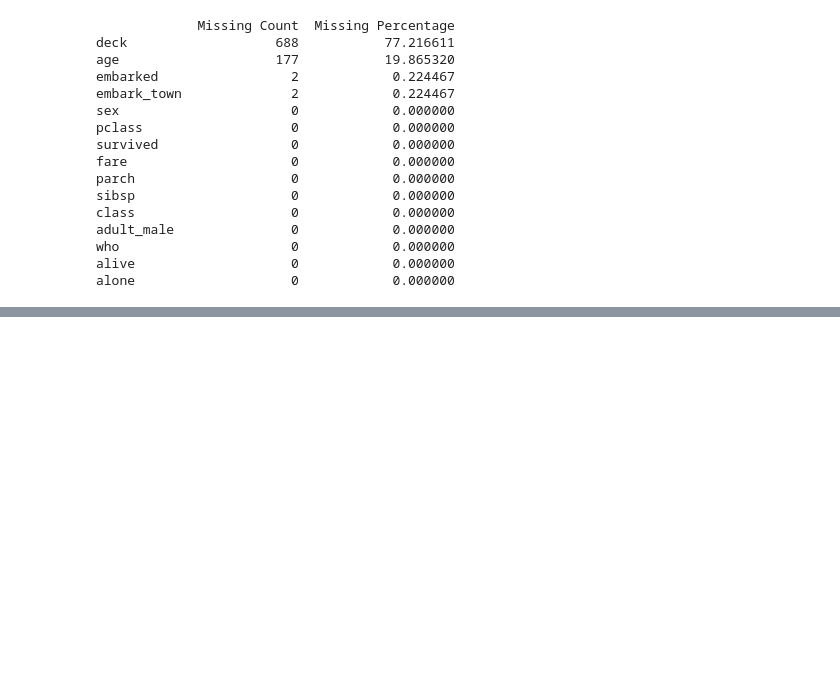
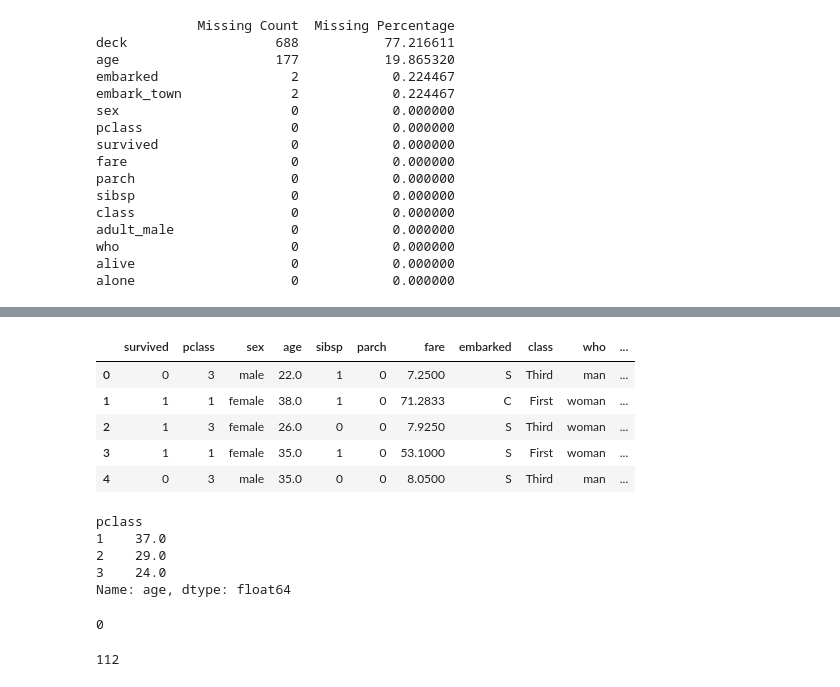
Before and after one commit to TangoRomeo80/Python-D-Summer-25-26, a Jupyter notebook: Final/data-processing.ipynb, the cells around one changed output, grey strips where cells are left out. Cells and saved outputs as stored; diff of their text form; code cells hidden in the pictures; blank space fills up the shorter version.

```diff
--- a/Final/data-processing.ipynb
+++ b/Final/data-processing.ipynb
@@ -216,0 +228,32 @@ alone                    0            0.000000
+# %%
+df = df.drop(columns=['deck'])
+df.head()
+# %% [output]
+|  | survived | pclass | sex | age | sibsp | parch | fare | embarked | class | who | ... |
+| 0 | 0 | 3 | male | 22.0 | 1 | 0 | 7.2500 | S | Third | man | ... |
+| 1 | 1 | 1 | female | 38.0 | 1 | 0 | 71.2833 | C | First | woman | ... |
+| 2 | 1 | 3 | female | 26.0 | 0 | 0 | 7.9250 | S | Third | woman | ... |
+| 3 | 1 | 1 | female | 35.0 | 1 | 0 | 53.1000 | S | First | woman | ... |
+| 4 | 0 | 3 | male | 35.0 | 0 | 0 | 8.0500 | S | Third | man | ... |
+# %%
+# Grouping age by passenger class
+df.groupby(['pclass'])['age'].median()
+# %% [output]
+pclass
+1    37.0
+2    29.0
+3    24.0
+Name: age, dtype: float64
+# %%
+# Fill missing age values using corresponding group median
+group_age_median = (
+    df.groupby(['pclass'])['age'].transform('median')
+)
+df['age'] = df['age'].fillna(group_age_median)
+# print(df['age'].isna().sum()) # Check if there are any missing values in the 'age' column after filling
+# %% [output]
+0
+# %%
+print(df.duplicated().sum()) # Check for duplicate rows in the dataframe
+# %% [output]
+112
```
Also changed, not shown: parts of 2 cells of this notebook.
